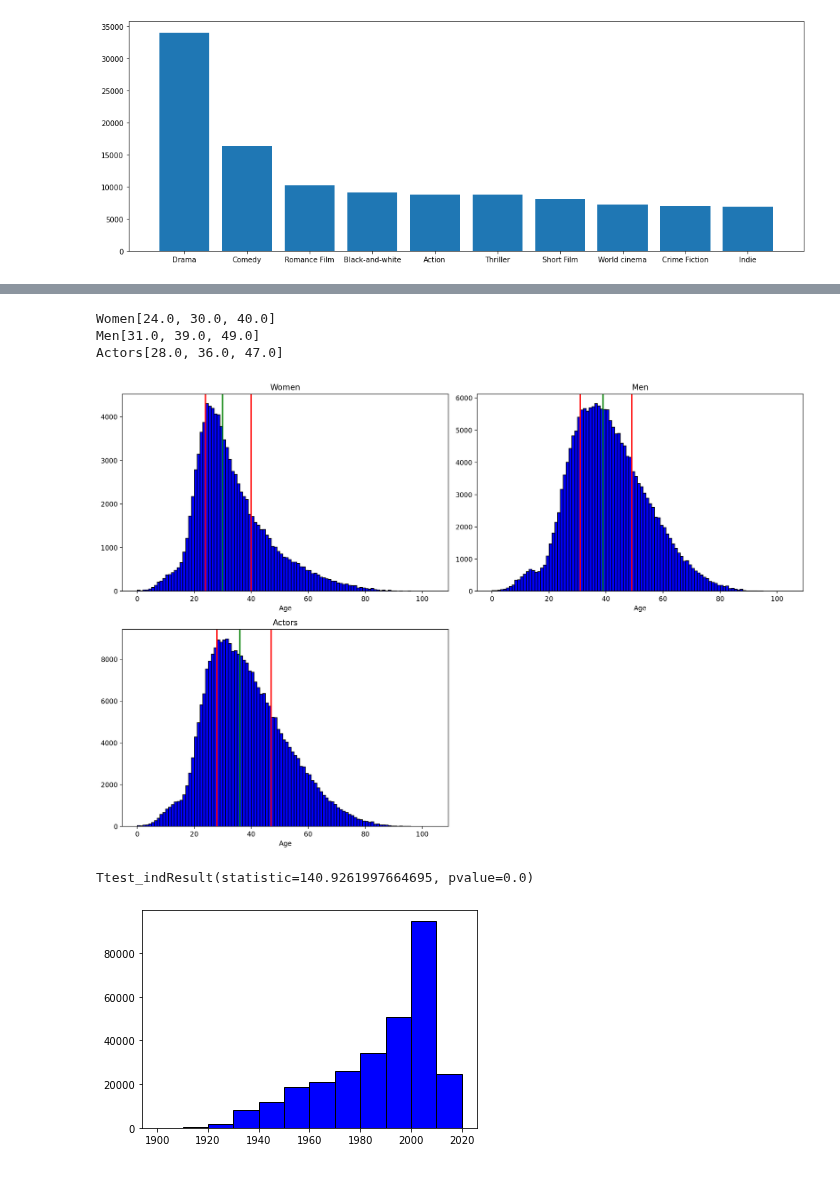
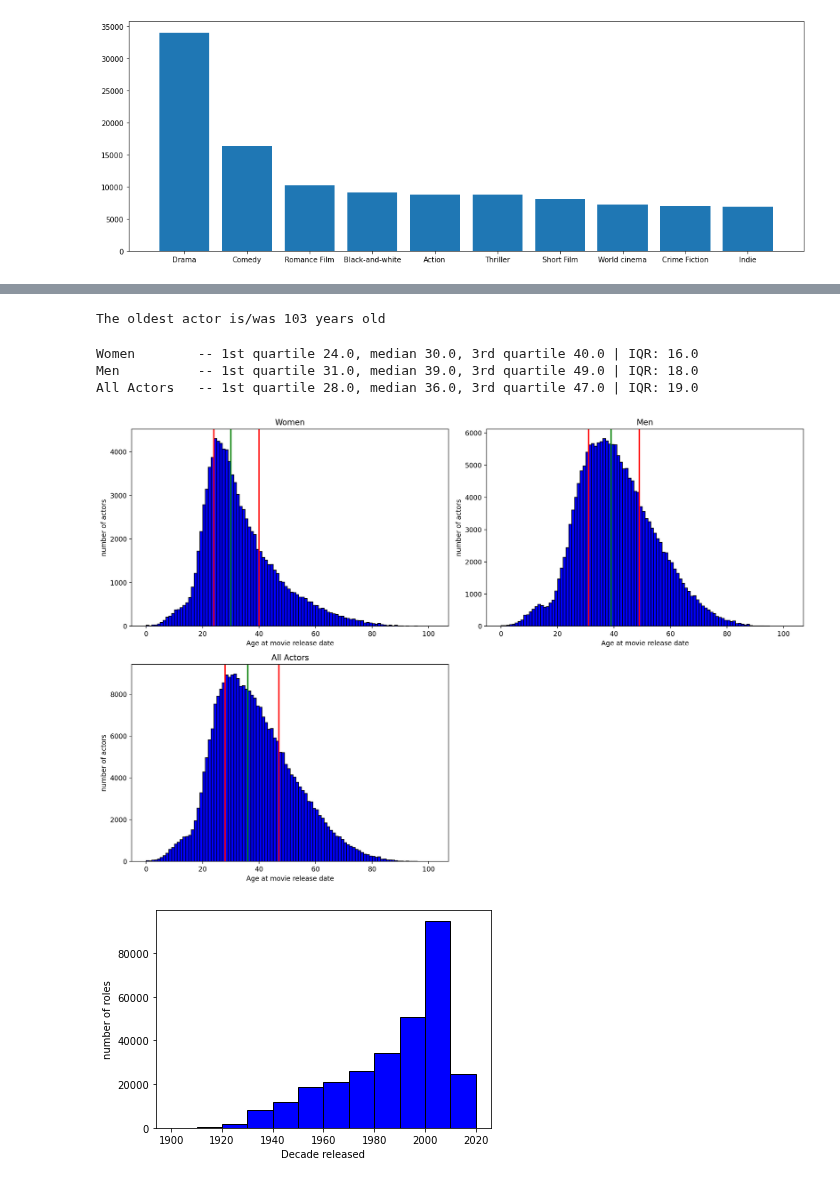
Before and after one commit to epfl-ada/ada-2022-project-rlab, a Jupyter notebook: sex_representation.ipynb, the cells around one changed output, grey strips where cells are left out. Saved outputs shown, nothing was run; the diff lists cells and outputs as text; code cells hidden in the pictures.

```diff
--- a/sex_representation.ipynb
+++ b/sex_representation.ipynb
@@ -199,2 +166,14 @@ Text(0, 0.5, 'number of appearances')
+# %%
+# we noticed that some ages at release were negative which is impossible
+# since if you are not born you cannot be in a movie
+actors_age_df = actors_df[ ~actors_df['age_at_realease'].isna()]
+actors_age_df = actors_age_df[ actors_age_df['age_at_realease'] >= 0]
+
+# we also compute the age of the oldest actor to make sure it's not some crazy big
+# impossible number and use it to specify the number of bins
+max_age = int(actors_age_df.age_at_realease.sort_values().max())
+print(f"The oldest actor is/was {max_age} years old")
+# %% [output]
+The oldest actor is/was 103 years old
 # %%
 def quartiles(data):
@@ -203,56 +184,56 @@ def quartiles(data):
 # %%
+# we then plot the age of the men, women and all the actors at release date of the movie
+# We also plot the 1st and 3rd quartile in RED
+# and the median in GREEN
+# IQR == Interquartile range
 
 categories = [actors_age_df[actors_age_df['sex'] == "F"]['age_at_realease'],
               actors_age_df[actors_age_df['sex'] == "M"]['age_at_realease'],
               actors_age_df['age_at_realease']]
 
-cat_names = [ "Women", "Men", "Actors"]
+cat_names = [ "Women", "Men", "All Actors"]
 
 
 
 
 figure(figsize=(15, 10), dpi=200)
-# Show 4 different binwidths
 for i, data in enumerate(categories):
 
     # Set up the plot
     ax = plt.subplot(2, 2, i + 1)
 
     # Draw the plot
-    ax.hist(data, [x for x in range(105)], color = 'blue', edgecolor = 'black')
+    ax.hist(data, [x for x in range(max_age)], color = 'blue', edgecolor = 'black')
     stats = quartiles(data)
-    print(cat_names[i] + str(stats))
-
+    print(f"{cat_names[i]:12} -- 1st quartile {stats[0]}, median {stats[1]}, 3rd quartile {stats[2]} | IQR: {stats[2] - stats[0]}")
     ax.axvline(stats[0], color='r', linewidth=2)
     ax.axvline(stats[1], color='g', linewidth=2)
     ax.axvline(stats[2], color='r', linewidth=2)
-    ax.set_xlabel('Age')
+    ax.set_xlabel('Age at movie release date')
+    ax.set_ylabel("number of actors")
 
-#     # Title and labels
+#     Title and labels
     ax.set_title(cat_names[i])
-# #     ax.set_xlabel('Delay (min)', size = 22)
-# #     ax.set_ylabel('Flights', size= 22)
 
 plt.tight_layout()
 plt.show()
 # %% [output]
-Women[24.0, 30.0, 40.0]
-Men[31.0, 39.0, 49.0]
-Actors[28.0, 36.0, 47.0]
+Women        -- 1st quartile 24.0, median 30.0, 3rd quartile 40.0 | IQR: 16.0
+Men          -- 1st quartile 31.0, median 39.0, 3rd quartile 49.0 | IQR: 18.0
+All Actors   -- 1st quartile 28.0, median 36.0, 3rd quartile 47.0 | IQR: 19.0
-[figure, old version]
+[figure, new version]
-# %%
-ttest_ind(categories[1], categories[0])
-# %% [output]
-Ttest_indResult(statistic=140.9261997664695, pvalue=0.0)
 # %%
+# we also explore the distribution of the roles accross time
+# to know if we have enough data to do sex separation
 import datetime
 years_apparue = actors_age_df.release_date.astype('datetime64[ns]').dt.year
 
 binwidth = 10
 start = int(min(years_apparue/10))*10
 end  = (int(max(years_apparue/10))+2)*10
-plt.hist(years_apparue, bins=range(start, end , binwidth), color = 'blue', edgecolor = 'black')
+ax = plt.hist(years_apparue, bins=range(start, end , binwidth), color = 'blue', edgecolor = 'black')
+plt.xlabel('Decade released')
+plt.ylabel("number of roles")
 plt.show()
-# actors_age_df.release_date
 # %% [output]
-[figure, old version]
+[figure, new version]
```
Also changed, not shown: parts of 21 cells of this notebook.
